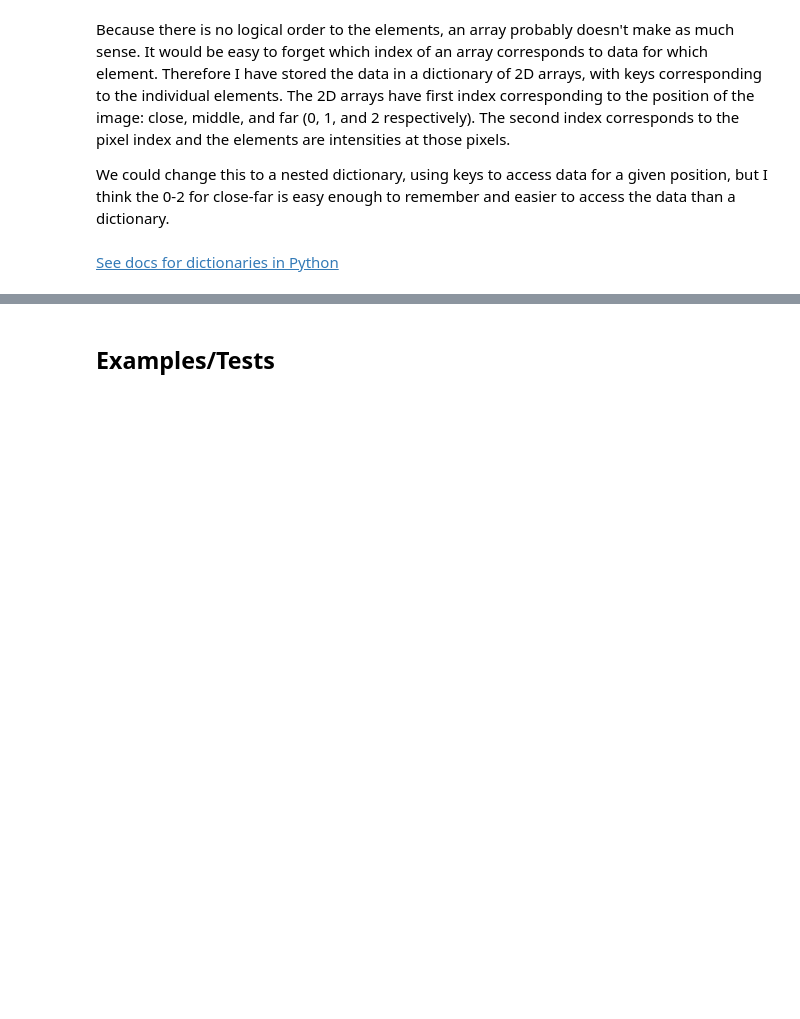
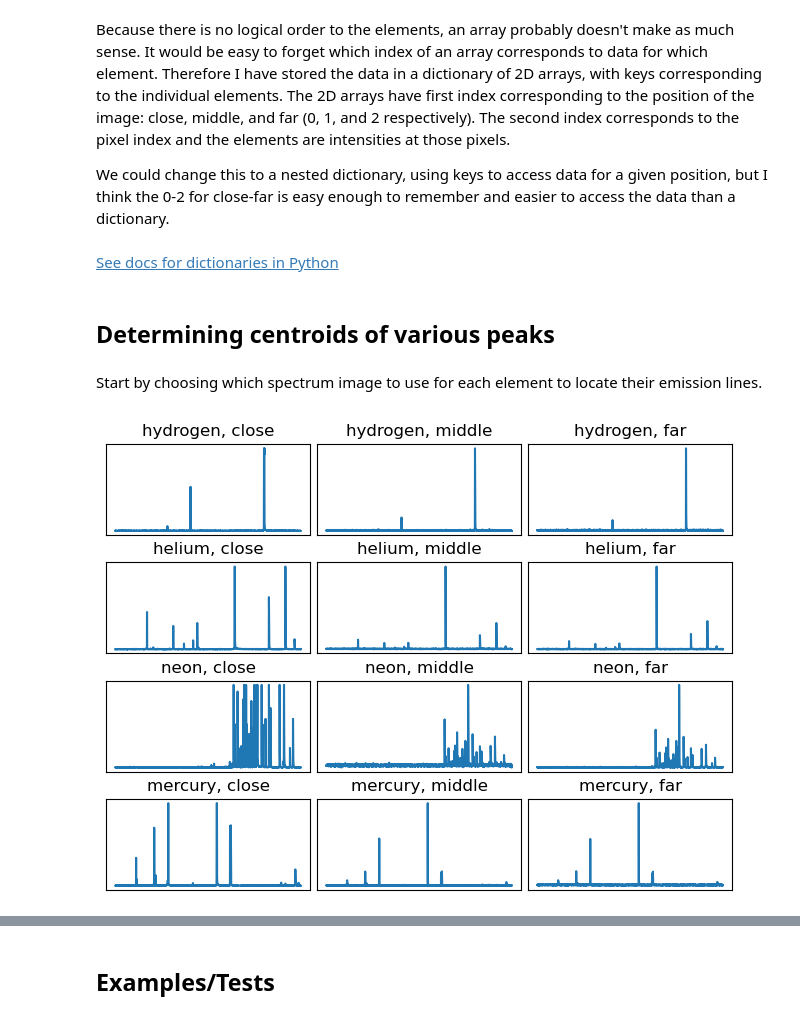
Before and after one commit to Pl4to42/PHYS-164-Lab-2, a Jupyter notebook: Lab 2.ipynb, the cells around one changed output, grey strips where cells are left out. Saved outputs shown, nothing was run; the diff lists cells and outputs as text; code cells hidden in the pictures; blank space fills up the shorter version.

Commit message:
start determining centroids

```diff
--- a/Lab 2.ipynb
+++ b/Lab 2.ipynb
@@ -43,3 +43,26 @@ for el in elements: # loops through all elements whose spectra we observed
     filens = [('data/' + el + '_' + pos + '.txt') for pos in positions] # creating a list of all 3 file names for the current element
     elData = [np.loadtxt(file, delimiter=',', usecols=(1)) for file in filens] # creates the 2D array that will be stored as a value in elementsData, spectra of the current element at each position
     elementsData[el] = elData
+# %% [markdown]
+## Determining centroids of various peaks
+# %% [markdown]
+Start by choosing which spectrum image to use for each element to locate their emission lines.
+# %%
+fig, axs = plt.subplots(4,3)
+
+r = 0
+for el in elementsData:
+    c = 0
+    for i, dat in enumerate(elementsData[el]):
+        axs[r, c].plot(range(len(dat)), dat)
+        axs[r, c].get_xaxis().set_visible(False)
+        axs[r, c].get_yaxis().set_visible(False)
+        title = el + ', ' + positions[i]
+        axs[r, c].set_title(title)
+        c += 1
+    r += 1
+
+plt.tight_layout(pad = 0.75)
+plt.show()
+# %% [output]
+[figure, added]
```
Also changed, not shown: parts of 1 cell of this notebook.
